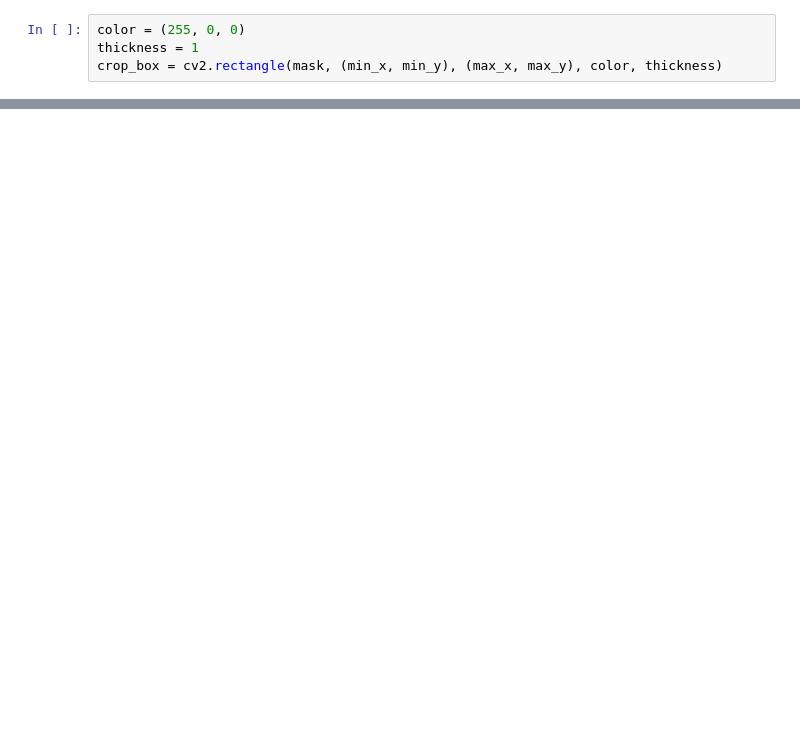
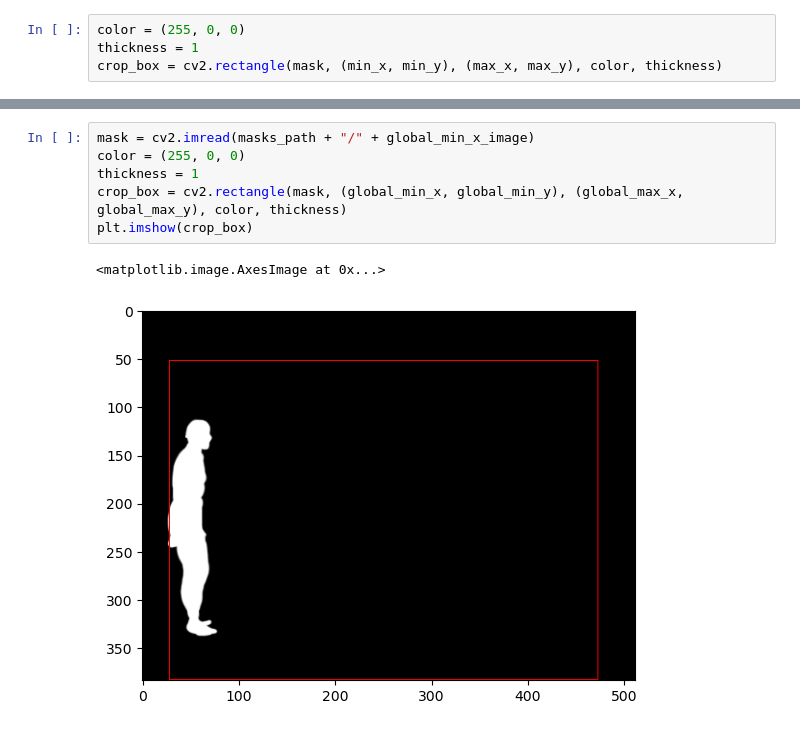
Before and after one commit to hmshimanyula1995/AAI-521-Computer-Vision, a Jupyter notebook: PytorchTesting.ipynb, the cells around one changed output, grey strips where cells are left out. Saved outputs shown, nothing was run; the diff lists cells and outputs as text; blank space fills up the shorter version.

```diff
--- a/PytorchTesting.ipynb
+++ b/PytorchTesting.ipynb
@@ -131,0 +125,9 @@ k = cv2.imread(masks_path + "/" + global_max_x_image)
+# %%
+mask = cv2.imread(masks_path + "/" + global_min_x_image)
+color = (255, 0, 0)
+thickness = 1
+crop_box = cv2.rectangle(mask, (global_min_x, global_min_y), (global_max_x, global_max_y), color, thickness)
+plt.imshow(crop_box)
+# %% [output]
+<matplotlib.image.AxesImage at 0x...>
+[figure, added]
```
Also changed, not shown: parts of 32 cells of this notebook.
